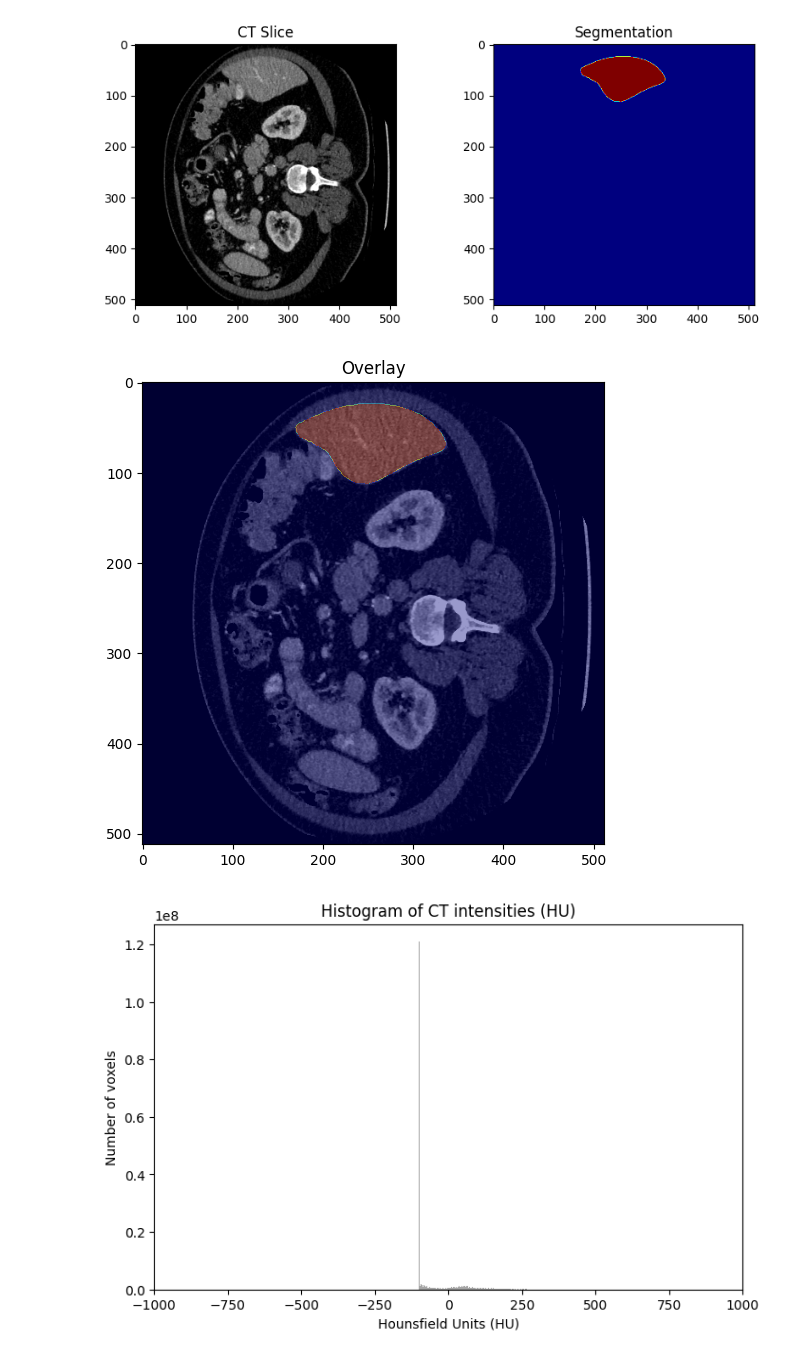
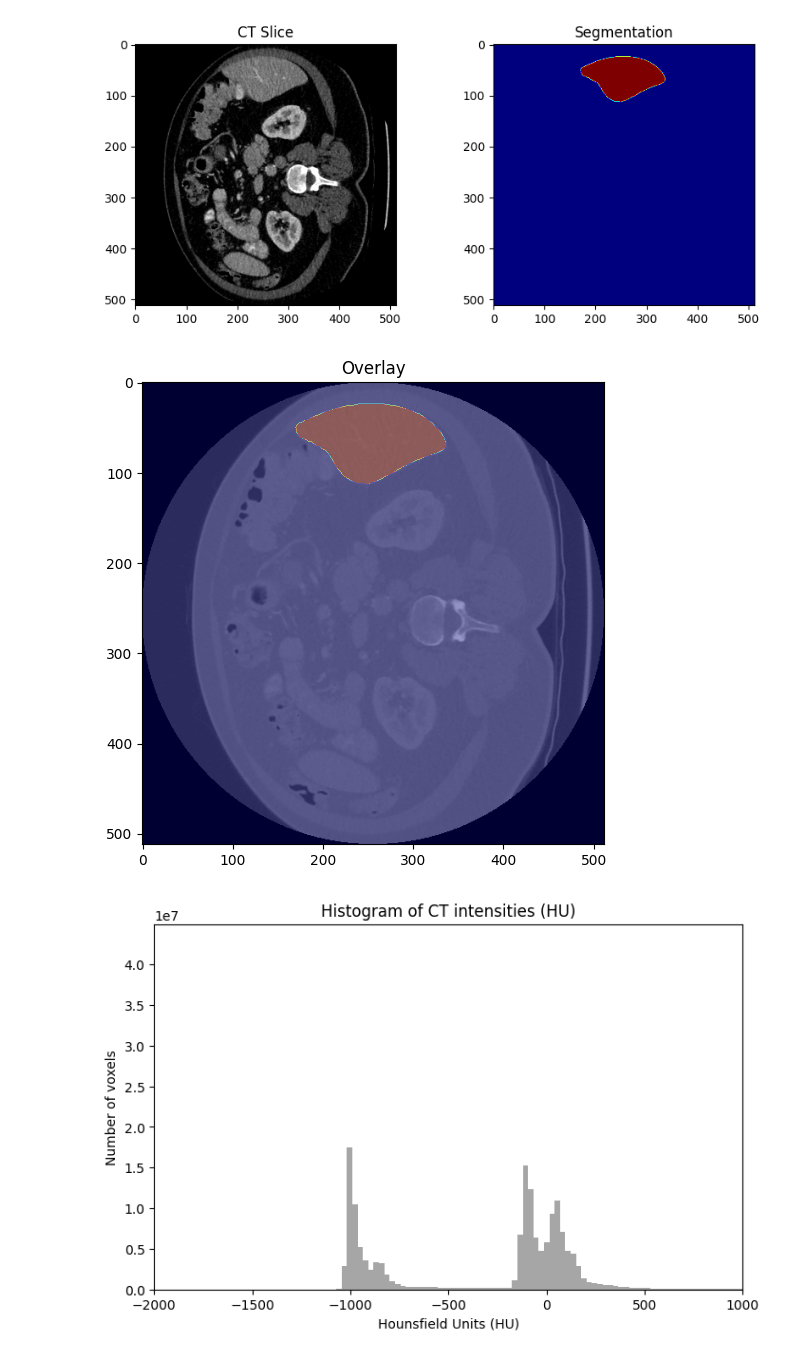
Before and after one commit to hasannoori/graphcut_unet_segmentation, a Jupyter notebook: explore_ct_img.ipynb, the cells around one changed output. Cells and saved outputs as stored; diff of their text form; code cells hidden in the pictures.

```diff
--- a/explore_ct_img.ipynb
+++ b/explore_ct_img.ipynb
@@ -19,21 +19,21 @@ Seg shape: (512, 512, 761)
 import matplotlib.pyplot as plt
 
 # Clip HU to [-100, 400] (liver window)
-ct = np.clip(ct, -100, 400)
+ct2 = np.clip(ct, -100, 400)
 # # Normalize 0–1
-# ct = (ct + 100) / 500
+# ct2 = (ct2 + 100) / 500
 
-# slice_idx = ct.shape[2] // 2  # middle slice
+# slice_idx = ct2.shape[2] // 2  # middle slice
 slice_idx = 300
 
 plt.figure(figsize=(10,4))
 
 plt.subplot(1,2,1)
-plt.imshow(ct[:, :, slice_idx], cmap="gray")
+plt.imshow(ct2[:, :, slice_idx], cmap="gray")
 plt.title("CT Slice")
 
-# save the ct slice as png
-plt.imsave("ct_slice.png", ct[:, :, slice_idx], cmap="gray")
+# save the ct2 slice as png
+# plt.imsave("ct_slice.png", ct2[:, :, slice_idx], cmap="gray")
 
 plt.subplot(1,2,2)
 plt.imshow(seg[:, :, slice_idx], cmap="jet")
@@ -49,17 +49,17 @@ plt.imshow(seg[:, :, slice_idx], cmap="jet", alpha=0.4)
 plt.title("Overlay")
 plt.show()
 # %% [output]
-[figure, old version]
+[figure, new version]
 # %%
 ct_flat = ct.flatten()
 
 # Plot histogram
 plt.figure(figsize=(8,5))
 plt.hist(ct_flat, bins=200, color='gray', alpha=0.7)
 plt.title("Histogram of CT intensities (HU)")
 plt.xlabel("Hounsfield Units (HU)")
 plt.ylabel("Number of voxels")
-plt.xlim([-1000, 1000])  # typical HU range
+plt.xlim([-2000, 1000])  # typical HU range
 plt.show()
 # %% [output]
-[figure, old version]
+[figure, new version]
```
Also changed, not shown: 1 other file.
